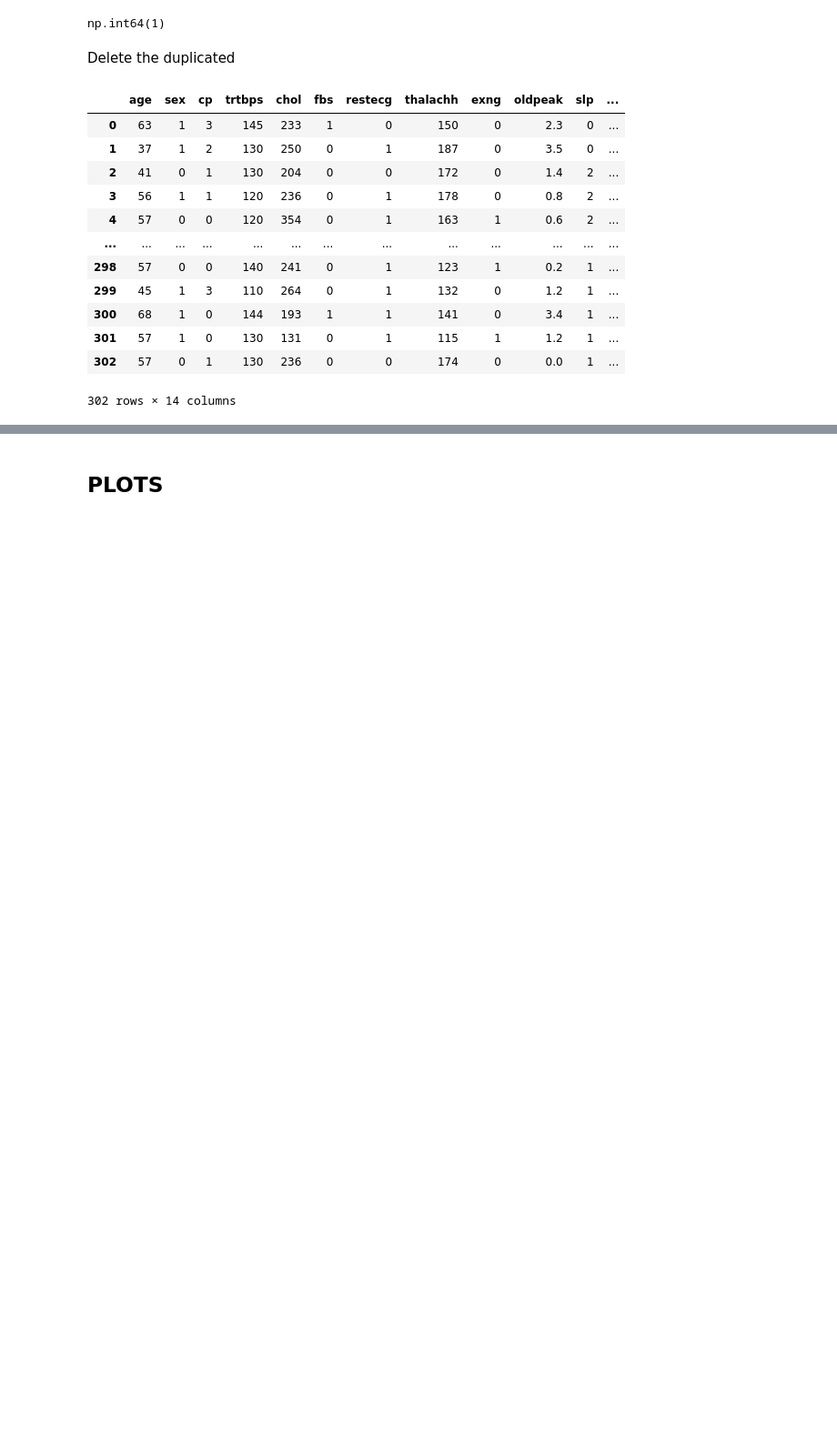
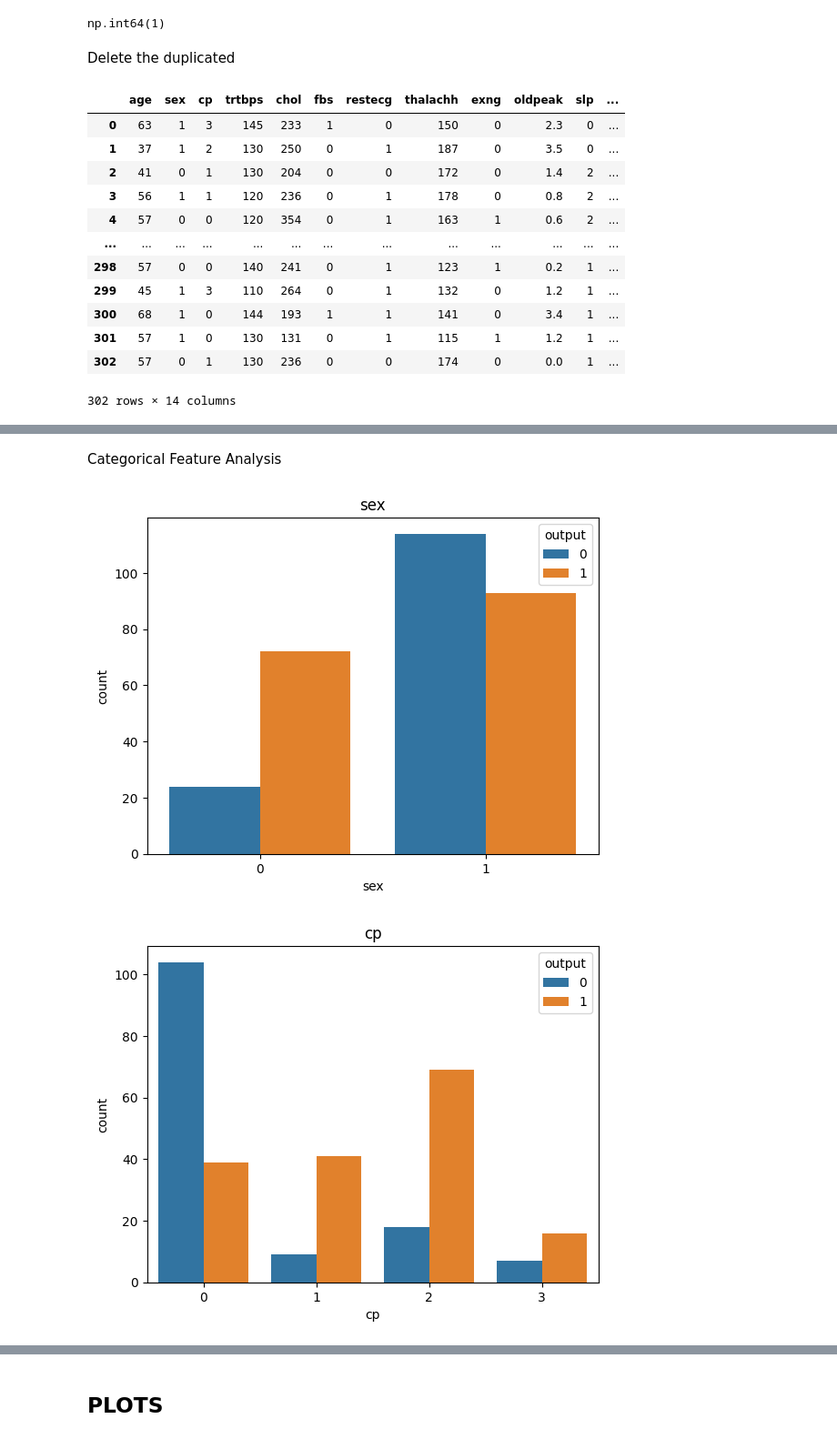
Before and after one commit to pablots98/Python, a Jupyter notebook: Data_Science/Heart Attack Analysis & Prediction Dataset/Data.ipynb, the cells around one changed output, grey strips where cells are left out. Shown at 91% size. Cells and saved outputs as stored; diff of their text form; code cells hidden in the pictures; blank space fills up the shorter version.

Commit message:
Moving forwar
Finished some logistic regression analysis

```diff
--- a/Data_Science/Heart Attack Analysis & Prediction Dataset/Data.ipynb
+++ b/Data_Science/Heart Attack Analysis & Prediction Dataset/Data.ipynb
@@ -113,0 +124,3 @@ heart.drop_duplicates()
+# %%
+for i in list(heart.columns):
+    print("{} -- {}".format(i, heart[i].value_counts().shape[0]))
@@ -113,0 +142,13 @@ heart.drop_duplicates()
+# %% [markdown]
+Categorical Feature Analysis
+# %%
+categorical_list = ["sex", "cp","fbs","restecg","exng","slp","caa","thall","output"]
+
+heart_categoric = heart.loc[:, categorical_list]
+for i in categorical_list:
+    plt.figure()
+    sns.countplot(x = i, data = heart_categoric, hue = "output")
+    plt.title(i)
+# %% [output]
+[figure, added]
+[figure, added]
```
Also changed, not shown: parts of 49 cells of this notebook.
